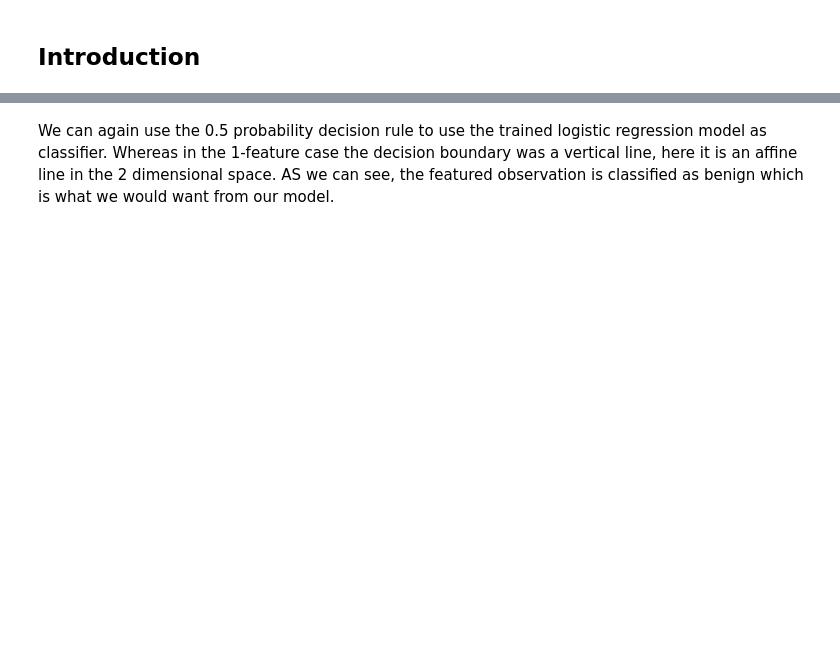
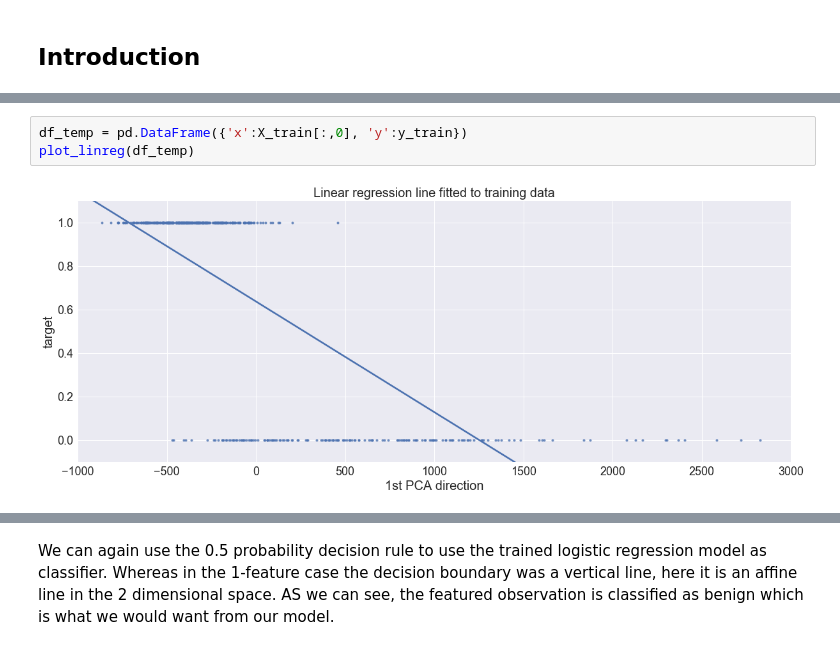
Before and after one commit to NoobQuant/Data_Science_Projects, a Jupyter notebook: logistic_regression/Logistic regression visualized.ipynb, the cells around one changed output, grey strips where cells are left out. Drawn from its saved outputs; the diff is of its cells as text; blank space fills up the shorter version.

```diff
--- a/logistic_regression/Logistic regression visualized.ipynb
+++ b/logistic_regression/Logistic regression visualized.ipynb
@@ -540,0 +516,5 @@ We can use confusion matrix to display how well our classifier performs
+# %%
+df_temp = pd.DataFrame({'x':X_train[:,0], 'y':y_train})
+plot_linreg(df_temp)
+# %% [output]
+[figure, added]
```
Also changed, not shown: parts of 81 cells of this notebook, 4 other files.
